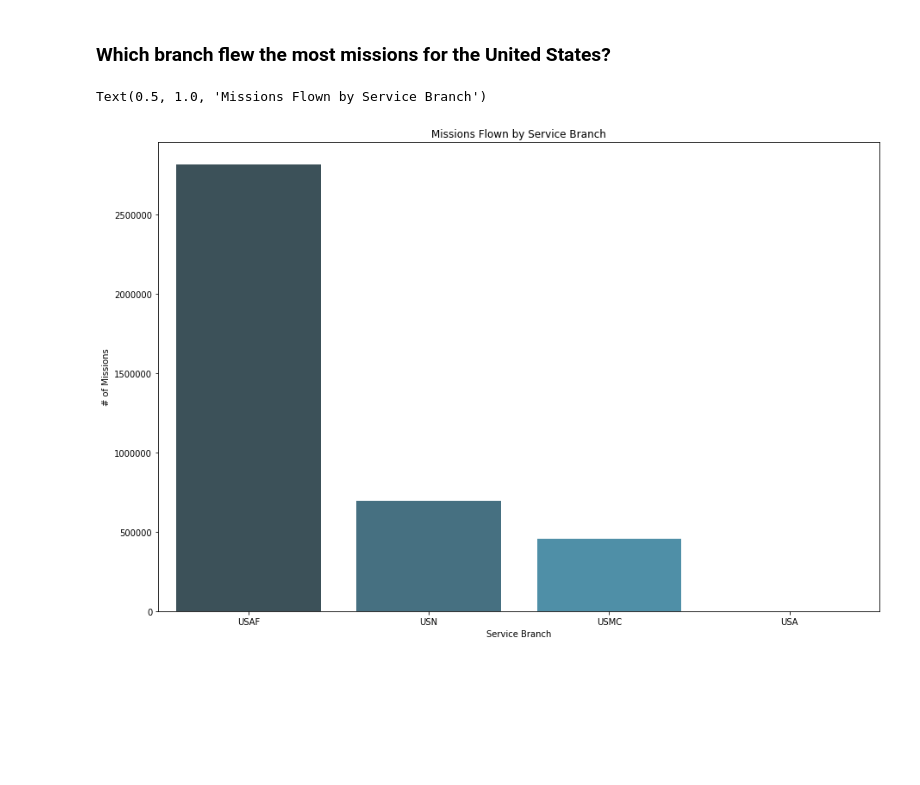
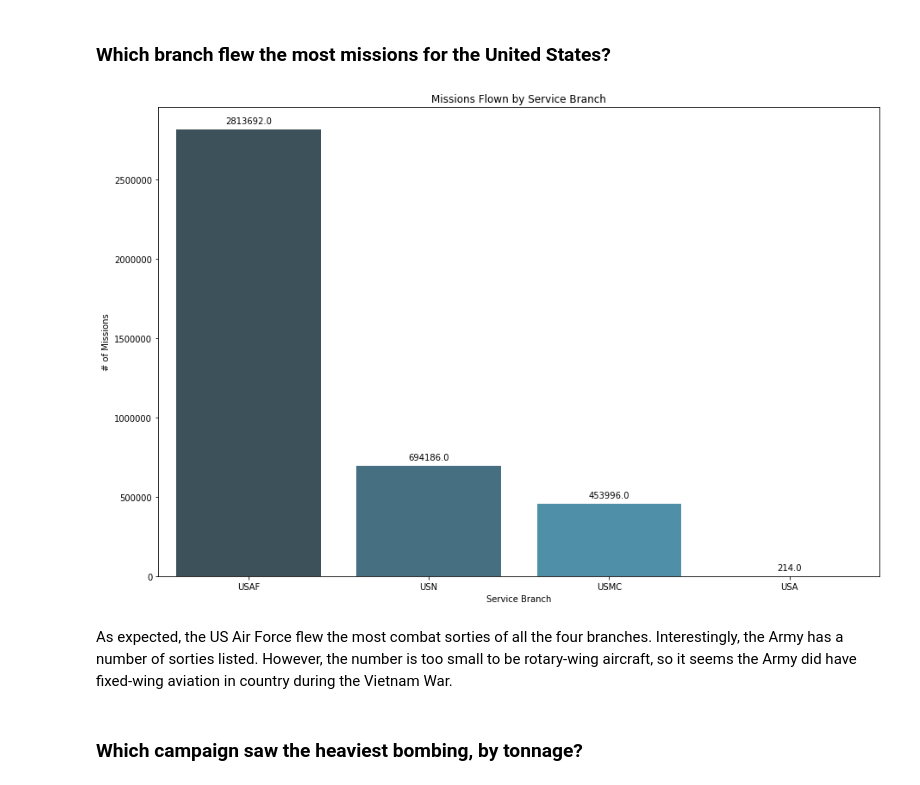
Before and after one commit to tengdann/si618-final, a Jupyter notebook: si618-final.ipynb, the cells around one changed output. Cells and saved outputs as stored; diff of their text form; code cells hidden in the pictures; blank space fills up the shorter version.

```diff
--- a/si618-final.ipynb
+++ b/si618-final.ipynb
@@ -105,8 +105,13 @@ country_counts = country_missions.value_counts()
 x, y = country_counts.keys().tolist(), country_counts.values
 
 plt.figure(figsize = (15,10))
-sns.barplot(x = x, y = y, palette = sns.color_palette('GnBu_d'))
+ax = sns.barplot(x = x, y = y, palette = sns.color_palette('GnBu_d'))
 plt.xlabel('Country')
 plt.ylabel('# of Missions')
 plt.title('Missions flown by Country')
+
+# From https://stackoverflow.com/questions/25447700/annotate-bars-with-values-on-pandas-bar-plots
+# Since SNS has no intuitive method to annotate
+for p in ax.patches:
+    ax.annotate(np.round(p.get_height(),decimals=2), (p.get_x()+p.get_width()/2., p.get_height()), ha='center', va='center', xytext=(0, 10), textcoords='offset points')
 # %% [output]
@@ -119,13 +123,19 @@ As to be expected, the United States flew the most missions. South Vietnam came
 # %%
 branches = bombing_ops[bombing_ops.COUNTRYFLYINGMISSION == 'UNITED STATES OF AMERICA'].MILSERVICE
 branch_counts = branches.value_counts()
 x, y = branch_counts.keys().tolist(), branch_counts.values
 
 plt.figure(figsize = (15,10))
-sns.barplot(x = x, y = y, palette = sns.color_palette('GnBu_d'))
+ax = sns.barplot(x = x, y = y, palette = sns.color_palette('GnBu_d'))
 plt.xlabel('Service Branch')
 plt.ylabel('# of Missions')
 plt.title('Missions Flown by Service Branch')
+
+for p in ax.patches:
+    ax.annotate(np.round(p.get_height(),decimals=2), (p.get_x()+p.get_width()/2., p.get_height()), ha='center', va='center', xytext=(0, 10), textcoords='offset points')
 # %% [output]
-Text(0.5, 1.0, 'Missions Flown by Service Branch')
-[figure, old version]
+[figure, new version]
+# %% [markdown]
+As expected, the US Air Force flew the most combat sorties of all the four branches. Interestingly, the Army has a number of sorties listed. However, the number is too small to be rotary-wing aircraft, so it seems the Army did have fixed-wing aviation in country during the Vietnam War.
+# %% [markdown]
+### Which campaign saw the heaviest bombing, by tonnage?
```
Also changed, not shown: parts of 2 cells of this notebook.
